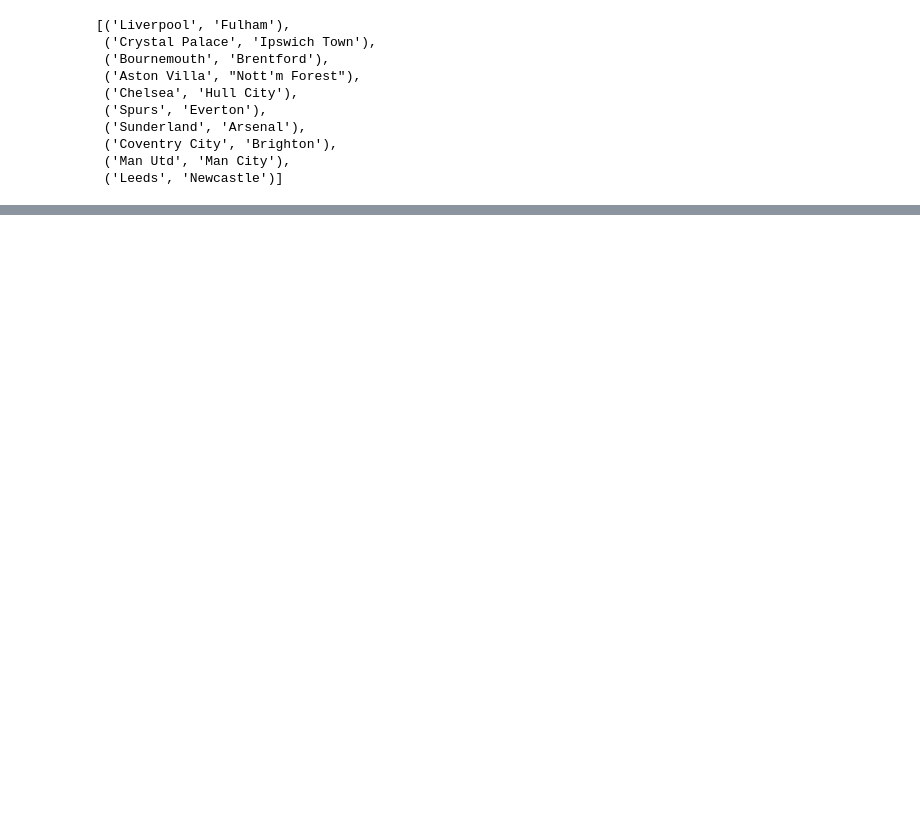
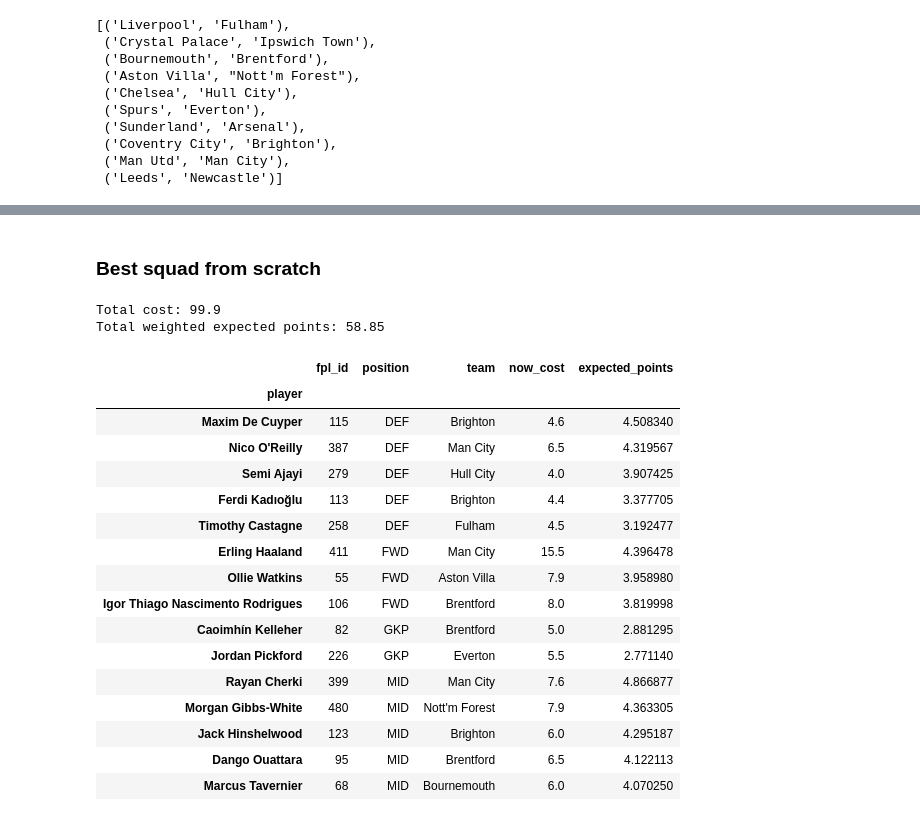
Before and after one commit to CScott4/fpl-2627, a Jupyter notebook: notebooks/weekly_analysis.ipynb, the cells around one changed output, grey strips where cells are left out. Saved outputs shown, nothing was run; the diff lists cells and outputs as text; code cells hidden in the pictures; blank space fills up the shorter version.

Commit message:
Added squad optimisation functionality

```diff
--- a/notebooks/weekly_analysis.ipynb
+++ b/notebooks/weekly_analysis.ipynb
@@ -325,4 +303,0 @@ Gameweek 7
-# %%
-from fpl.squad import optimize
-
-optimize.run()
@@ -328,0 +314,9 @@ optimize.run()
+# %%
+from fpl.squad import optimize
+
+# optimize.GAMEWEEK_WEIGHTS defaults to [10, 9, 8, 7, 6] (len must match
+# N_GAMEWEEKS above); trim/extend it if you changed N_GAMEWEEKS.
+weights = optimize.GAMEWEEK_WEIGHTS[:N_GAMEWEEKS]
+
+player_pool = optimize.build_player_pool(results, gameweek_ids=gameweek_ids, weights=weights)
+player_pool.sort_values("expected_points", ascending=False).head(10)
@@ -328,0 +336,28 @@ optimize.run()
+# %% [markdown]
+### Best squad from scratch
+# %%
+squad = optimize.select_squad(player_pool, expected_points_col="expected_points")
+
+print(f"Total cost: {squad['now_cost'].sum():.1f}")
+print(f"Total weighted expected points: {squad['expected_points'].sum():.2f}")
+display(squad.sort_values(["position", "expected_points"], ascending=[True, False]))
+# %% [output]
+Total cost: 99.9
+Total weighted expected points: 58.85
+|  | fpl_id | position | team | now_cost | expected_points |
+| player |  |  |  |  |  |
+| Maxim De Cuyper | 115 | DEF | Brighton | 4.6 | 4.508340 |
+| Nico O'Reilly | 387 | DEF | Man City | 6.5 | 4.319567 |
+| Semi Ajayi | 279 | DEF | Hull City | 4.0 | 3.907425 |
+| Ferdi Kadıoğlu | 113 | DEF | Brighton | 4.4 | 3.377705 |
+| Timothy Castagne | 258 | DEF | Fulham | 4.5 | 3.192477 |
+| Erling Haaland | 411 | FWD | Man City | 15.5 | 4.396478 |
+| Ollie Watkins | 55 | FWD | Aston Villa | 7.9 | 3.958980 |
+| Igor Thiago Nascimento Rodrigues | 106 | FWD | Brentford | 8.0 | 3.819998 |
+| Caoimhín Kelleher | 82 | GKP | Brentford | 5.0 | 2.881295 |
+| Jordan Pickford | 226 | GKP | Everton | 5.5 | 2.771140 |
+| Rayan Cherki | 399 | MID | Man City | 7.6 | 4.866877 |
+| Morgan Gibbs-White | 480 | MID | Nott'm Forest | 7.9 | 4.363305 |
+| Jack Hinshelwood | 123 | MID | Brighton | 6.0 | 4.295187 |
+| Dango Ouattara | 95 | MID | Brentford | 6.5 | 4.122113 |
+| Marcus Tavernier | 68 | MID | Bournemouth | 6.0 | 4.070250 |
```
Also changed, not shown: parts of 23 cells of this notebook, 3 other files.
